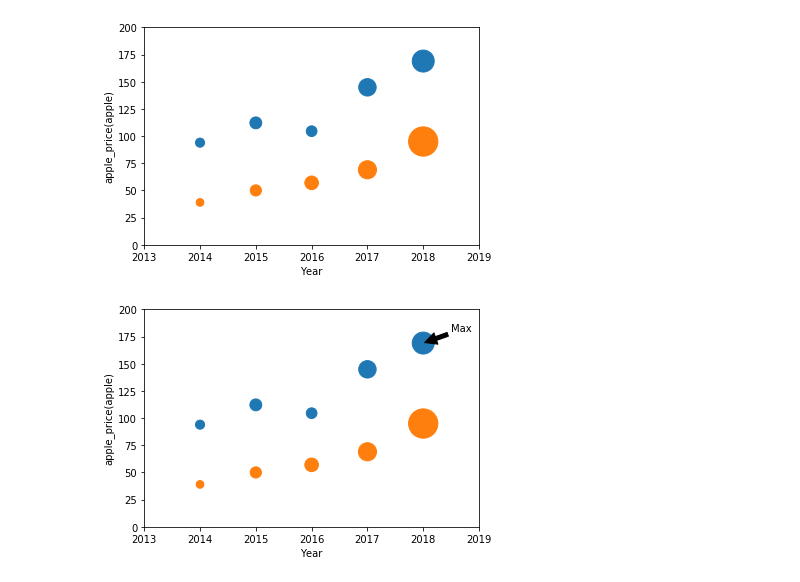
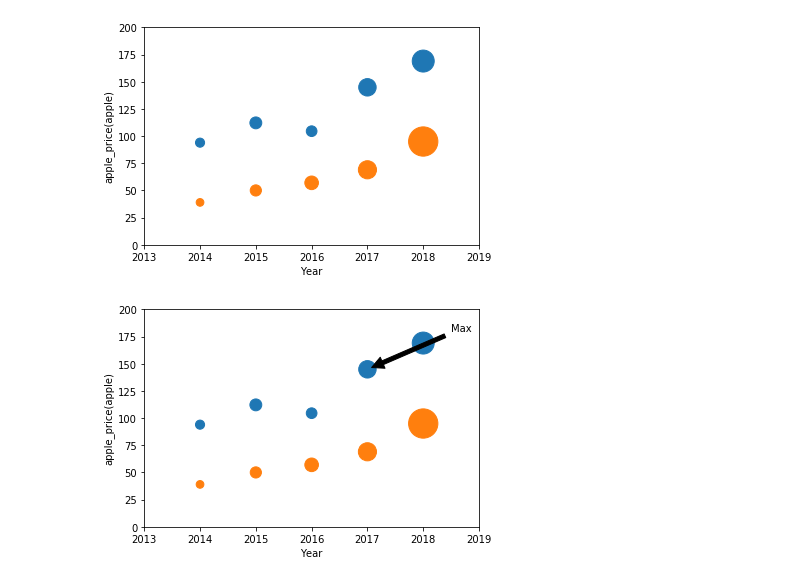
Before and after one commit to tweakershin/python-programming2, a Jupyter notebook: Python Package/02. matplotlib.ipynb, the cells around one changed output. Cells and saved outputs as stored; diff of their text form; code cells hidden in the pictures.

```diff
--- a/Python Package/02. matplotlib.ipynb
+++ b/Python Package/02. matplotlib.ipynb
@@ -590,10 +620,10 @@ plt.legend()
 plt.show()
 # %% [output]
 [figure]
+# %%
+year = np.array(year) # 2014~ 2018:  5
 # %%
-year = np.arange(2014,2019)
-_year = np.arange(5)
-
+_year = np.arange(5) # 0~4
 width = .35
 
 plt.bar(_year, apple_price, width=width, label='apple')
@@ -648,18 +678,18 @@ plt.show()
 # %%
 data = {
     'ms_price': np.array(ms_price),
     'apple_price': np.array(apple_price),
 }
 plt.scatter(year, apple_price, s=data['apple_price']**3/10000)
 plt.scatter(year, ms_price, s=data['ms_price']**3/1000)
 plt.xlabel('Year')
 plt.ylabel('apple_price(apple)')
 
 plt.axis([2013, 2019, 0, 200])
-plt.annotate('Max', xy=(2018, apple_price[-1]), xytext=(2018.5, 180), arrowprops=dict(facecolor='black', shrink=0.05),)
+plt.annotate('Max', xy=(2017, apple_price[-2]), xytext=(2018.5, 180), arrowprops=dict(facecolor='black', shrink=0.05),)
 plt.show()
 # %% [output]
-[figure, old version]
+[figure, new version]
 # %%
 # 3d
 from mpl_toolkits.mplot3d import Axes3D
```
Also changed, not shown: parts of 23 cells of this notebook, 4 other files.
